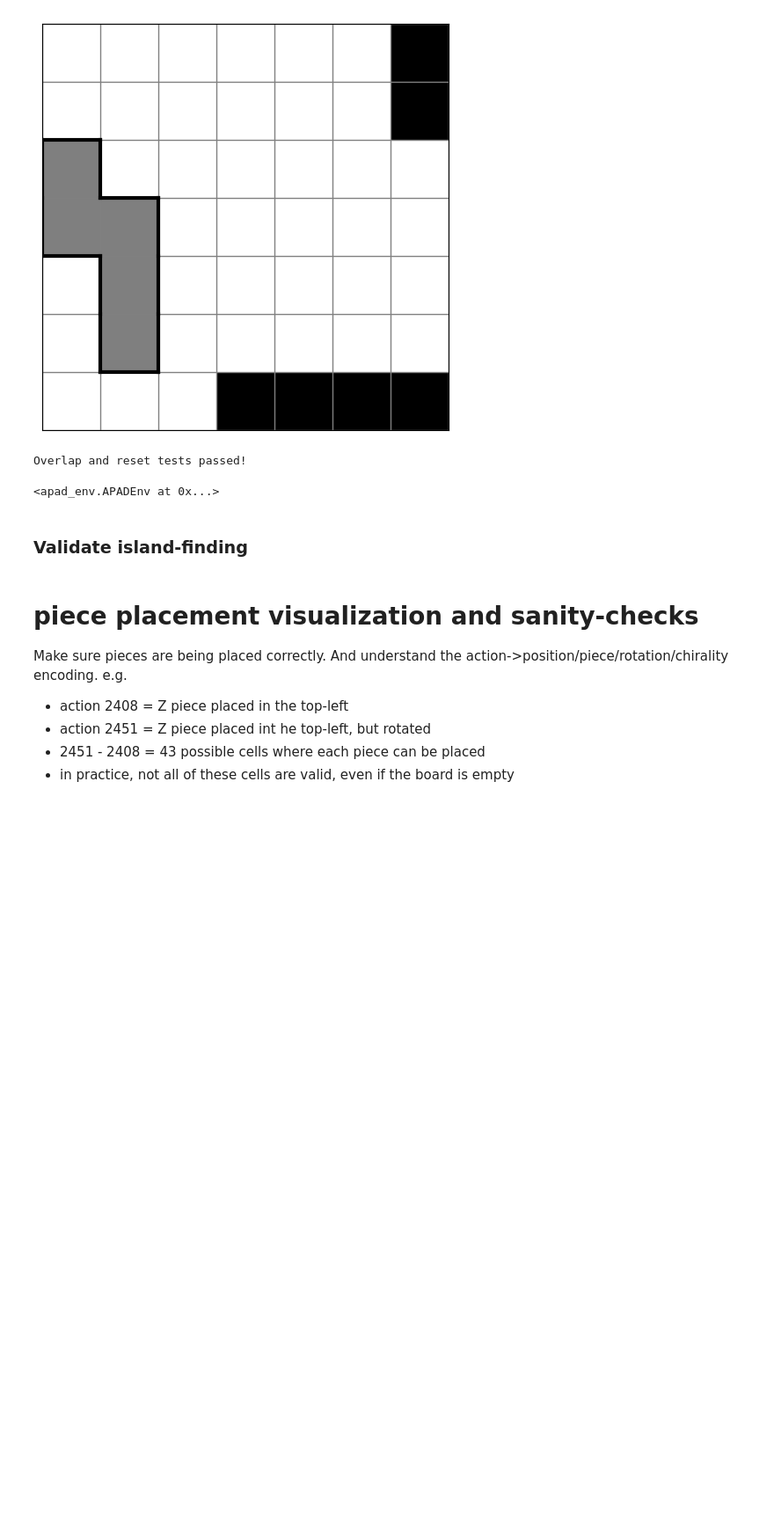
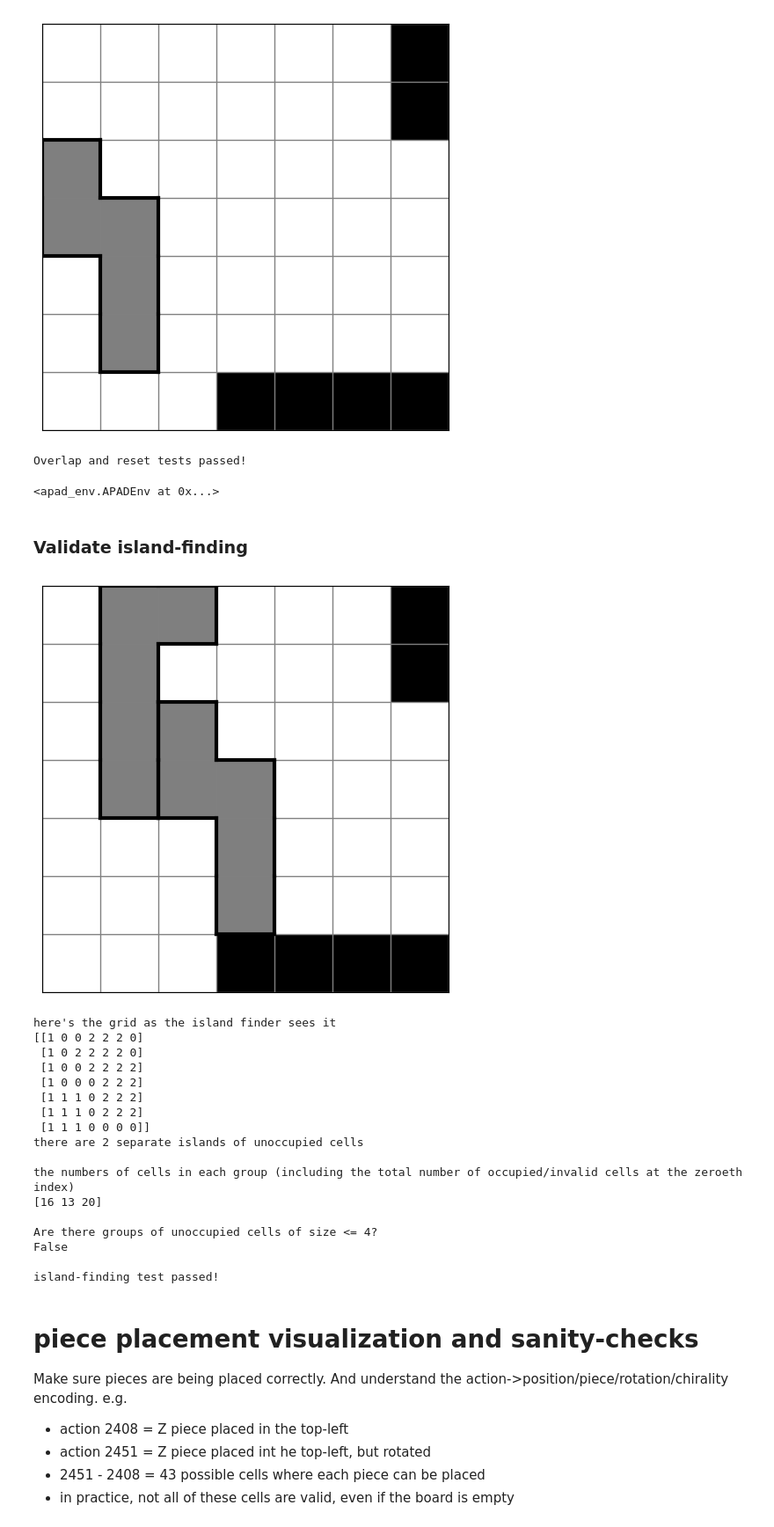
Before and after one commit to bamesserly/apad-puzzle-rl, a Jupyter notebook: apad_env_validation.ipynb, the cells around one changed output. Shown: that part at 88% size. Saved outputs shown, nothing was run; the diff lists cells and outputs as text; code cells hidden in the pictures; blank space fills up the shorter version.

```diff
--- a/apad_env_validation.ipynb
+++ b/apad_env_validation.ipynb
@@ -105,35 +98,54 @@ def validate_island_finding(grid):
     # pass label() a grid of T/F, T where the cells are 0 (empty), F where they are !=0 (invalid/occupied).
     labeled_array, num_features = label(env.grid == 0)
 
     # 1's where there are empty cells, 0's where they are occupied/invalid
     print("here's the grid as the island finder sees it")
     print(labeled_array)
 
     # number of separate groups.
     print(f'there are {num_features} separate islands of unoccupied cells')
 
     # flatten the grid to 1D
     #print(labeled_array.ravel())
 
     # [number of 0s, number of not-zeroes in group1, number of not-zeroes in group2, ...]
     print("\nthe numbers of cells in each group (including the total number of occupied/invalid cells at the zeroeth index)")
     print(np.bincount(labeled_array.ravel()))
 
     island_sizes = np.bincount(labeled_array.ravel())[1:]
 
     # Check if any islands have 4 or fewer cells
     print("\nAre there groups of unoccupied cells of size <= 4?")
     print(np.any(island_sizes <= 4))
 
     assert not has_islands(grid)
 
     print("\nisland-finding test passed!")
 
 env = APADEnv()
-env._place_piece(1, 0, 0, 16)
-env._place_piece(6, 0, 0, 1)
+env._place_piece_components(1, 0, 0, 16)
+env._place_piece_components(6, 0, 0, 1)
 env.visualize()
 validate_island_finding(env.grid)
+# %% [output]
+[figure, added]
+here's the grid as the island finder sees it
+[[1 0 0 2 2 2 0]
+ [1 0 2 2 2 2 0]
+ [1 0 0 2 2 2 2]
+ [1 0 0 0 2 2 2]
+ [1 1 1 0 2 2 2]
+ [1 1 1 0 2 2 2]
+ [1 1 1 0 0 0 0]]
+there are 2 separate islands of unoccupied cells
+
+the numbers of cells in each group (including the total number of occupied/invalid cells at the zeroeth index)
+[16 13 20]
+
+Are there groups of unoccupied cells of size <= 4?
+False
+
+island-finding test passed!
 # %% [markdown]
 # piece placement visualization and sanity-checks
 Make sure pieces are being placed correctly. And understand the action->position/piece/rotation/chirality encoding.
```
Also changed, not shown: parts of 9 cells of this notebook, 3 other files.
